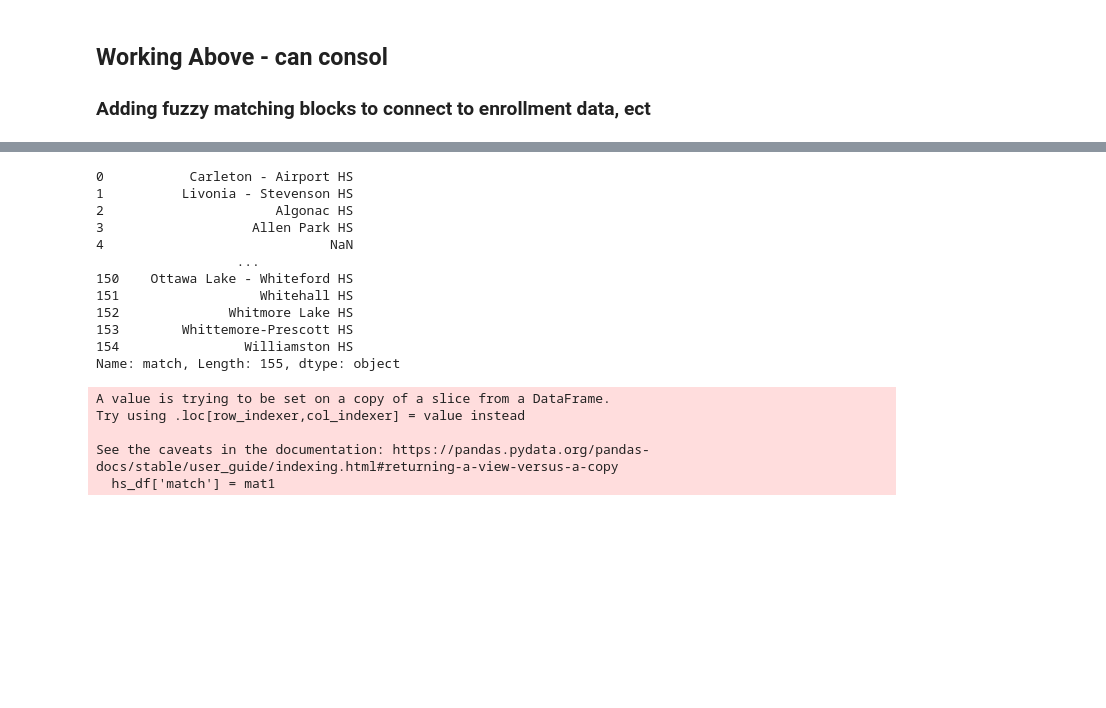
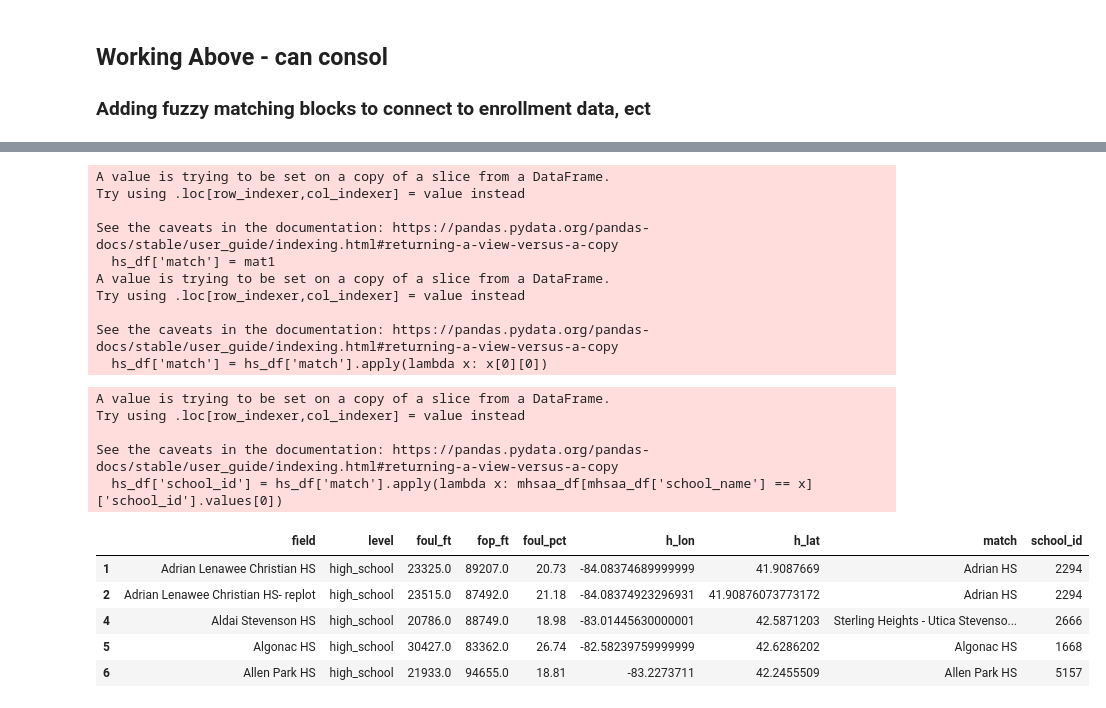
Before and after one commit to JSmith1826/BB_parks, a Jupyter notebook: ETL_notebook.ipynb, the cells around one changed output, grey strips where cells are left out. Drawn from its saved outputs; the diff is of its cells as text; code cells hidden in the pictures; blank space fills up the shorter version.

```diff
--- a/ETL_notebook.ipynb
+++ b/ETL_notebook.ipynb
@@ -98,6 +98,7 @@ df['level'] = df['field'].apply(lambda x: 'mlb'
 df['field'] = df['field'].str.replace(r'MLB', '')
 df['field'] = df['field'].str.replace(r'pro', '')
 df['field'] = df['field'].str.replace(r'college', '')
+df['field'] = df['field'].str.replace(r'High School', 'HS')
 # remove - from end of field name
 df['field'] = df['field'].str.replace(r'- $', '')
 
@@ -174,0 +171,7 @@ mhsaa_df.head()
+# %%
+# select just the high school level
+hs_df = area_df[area_df['level'] == 'high_school']
+other_df = area_df[area_df['level'] != 'high_school']
+
+hs_df.info()
+mhsaa_df.info()
@@ -178,7 +237,7 @@ from fuzzywuzzy import process
 
 hs_names = hs_df['field'].tolist()
 enroll_names = mhsaa_df['school_name'].tolist()
-id_list = mhsaa_df['school_id'].tolist()
+# id_list = mhsaa_df['school_id'].tolist()
 
 # set the treshold for the fuzzy match
 treshold = 90
@@ -186,48 +245,50 @@ mat1 = []
 
 
 # output a list of the school_id from the mhsaa_df based on the fuzzy match
+
+
+## do the fuzzy match
 for i in hs_names:
     mat1.append(process.extract(i, enroll_names, limit=1, scorer=fuzz.token_set_ratio))
 
 hs_df['match'] = mat1
 # mhsaa_df['match'] = mat1
 
-# Insert the ammended high school data frame (the one that I manuall confirmed the matches)
-hs_df = pd.read_csv('data\school_info\match_df_manual_check.csv')
+### Take the first item in the tuple
 
-
-## Get the school name from the match column
-hs_df['match'] = hs_df['match'].str.split(',').str[0]
-# remove the single quotes from the match column
-hs_df['match'] = hs_df['match'].str.replace("'", "")
-# remove [ and ( from the match column
-hs_df['match'] = hs_df['match'].str.replace("[", "")
-hs_df['match'] = hs_df['match'].str.replace("(", "")
-
-print(hs_df['match'])
-
-# create new dataframe by merging the two dataframes
-new_df = pd.merge(hs_df, mhsaa_df, left_on='match', right_on='school_name', how='left')
-
-# new_df.head()
+hs_df['match'] = hs_df['match'].apply(lambda x: x[0][0])
 # %% [output]
-0           Carleton - Airport HS
-1          Livonia - Stevenson HS
-2                      Algonac HS
-3                   Allen Park HS
-4                             NaN
-                  ...
-150    Ottawa Lake - Whiteford HS
-151                  Whitehall HS
-152              Whitmore Lake HS
-153        Whittemore-Prescott HS
-154                Williamston HS
-Name: match, Length: 155, dtype: object
+A value is trying to be set on a copy of a slice from a DataFrame.
+Try using .loc[row_indexer,col_indexer] = value instead
+
+See the caveats in the documentation: https://pandas.pydata.org/pandas-docs/stable/user_guide/indexing.html#returning-a-view-versus-a-copy
+  hs_df['match'] = mat1
+A value is trying to be set on a copy of a slice from a DataFrame.
+Try using .loc[row_indexer,col_indexer] = value instead
+
+See the caveats in the documentation: https://pandas.pydata.org/pandas-docs/stable/user_guide/indexing.html#returning-a-view-versus-a-copy
+  hs_df['match'] = hs_df['match'].apply(lambda x: x[0][0])
-A value is trying to be set on a copy of a slice from a DataFrame.
-Try using .loc[row_indexer,col_indexer] = value instead
-
-See the caveats in the documentation: https://pandas.pydata.org/pandas-docs/stable/user_guide/indexing.html#returning-a-view-versus-a-copy
-  hs_df['match'] = mat1
+# %%
+#### Lookup the hs_df['match'] in the mhsaa_df['school_name'] and return the school_id
+
+hs_df['school_id'] = hs_df['match'].apply(lambda x: mhsaa_df[mhsaa_df['school_name'] == x]['school_id'].values[0])
+
+hs_df.head()
+
+## Output a csv to check the fuzzy match
+# hs_df.to_csv('TEMP/fuzzy_merged5.csv', index=False)
+# %% [output]
+A value is trying to be set on a copy of a slice from a DataFrame.
+Try using .loc[row_indexer,col_indexer] = value instead
+
+See the caveats in the documentation: https://pandas.pydata.org/pandas-docs/stable/user_guide/indexing.html#returning-a-view-versus-a-copy
+  hs_df['school_id'] = hs_df['match'].apply(lambda x: mhsaa_df[mhsaa_df['school_name'] == x]['school_id'].values[0])
+|  | field | level | foul_ft | fop_ft | foul_pct | h_lon | h_lat | match | school_id |
+| 1 | Adrian Lenawee Christian HS | high_school | 23325.0 | 89207.0 | 20.73 | -84.08374689999999 | 41.9087669 | Adrian HS | 2294 |
+| 2 | Adrian Lenawee Christian HS- replot | high_school | 23515.0 | 87492.0 | 21.18 | -84.08374923296931 | 41.90876073773172 | Adrian HS | 2294 |
+| 4 | Aldai Stevenson HS | high_school | 20786.0 | 88749.0 | 18.98 | -83.01445630000001 | 42.5871203 | Sterling Heights - Utica Stevenso... | 2666 |
+| 5 | Algonac HS | high_school | 30427.0 | 83362.0 | 26.74 | -82.58239759999999 | 42.6286202 | Algonac HS | 1668 |
+| 6 | Allen Park HS | high_school | 21933.0 | 94655.0 | 18.81 | -83.2273711 | 42.2455509 | Allen Park HS | 5157 |
 # %%
 ### Add the non high schools back to the dataframe
 
```
Also changed, not shown: parts of 10 cells of this notebook, 27 other files.
